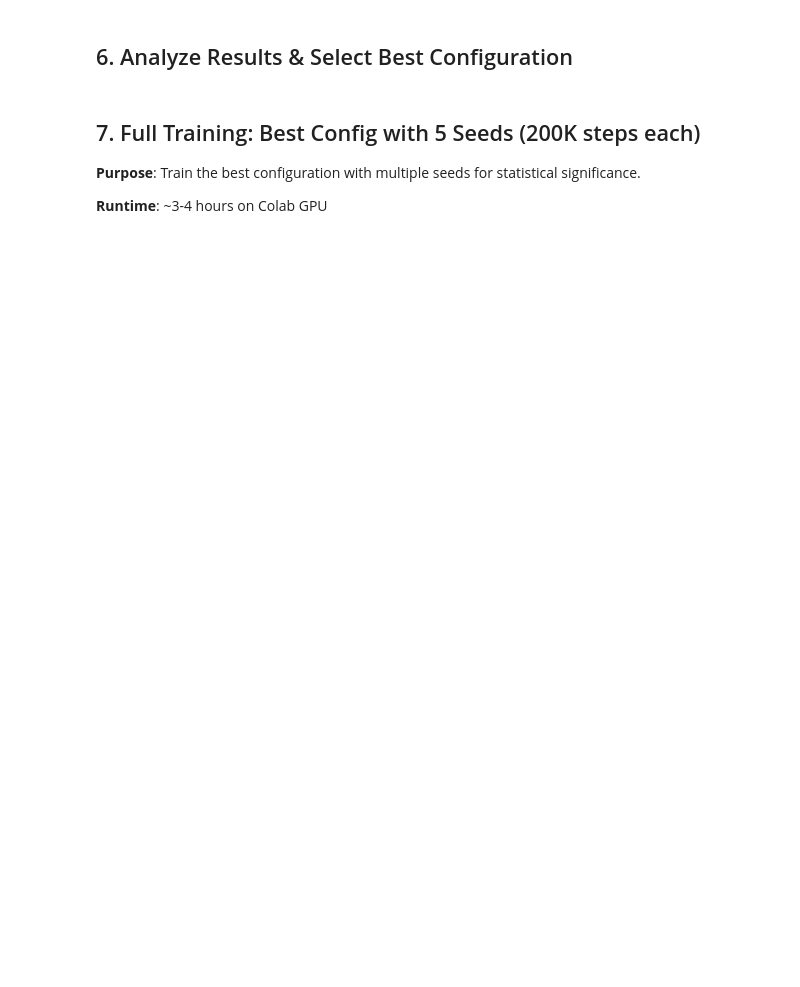
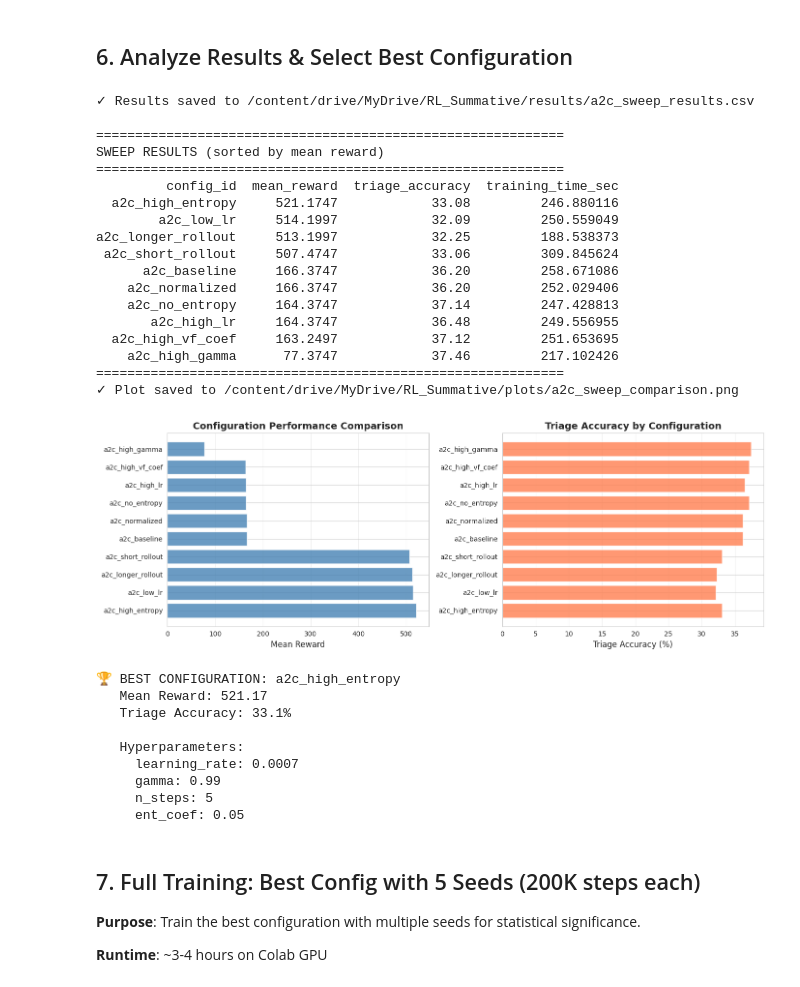
Before and after one commit to reponseashimwe/reinforcement_learning, a Jupyter notebook: notebooks/03_a2c_training.ipynb, the cells around one changed output. Saved outputs shown, nothing was run; the diff lists cells and outputs as text; code cells hidden in the pictures; blank space fills up the shorter version.

Commit message:
Initial baseline hyper parameters

```diff
--- a/notebooks/03_a2c_training.ipynb
+++ b/notebooks/03_a2c_training.ipynb
@@ -281,7 +298,7 @@ A2C_CONFIGS = {
       "ent_coef": 0.01,
       "vf_coef": 0.5,
       "max_grad_norm": 0.5,
-      "normalize_advantage": false
+      "normalize_advantage": True
     },
     {
       "id": "a2c_high_lr",
@@ -293,7 +310,7 @@ A2C_CONFIGS = {
       "ent_coef": 0.01,
       "vf_coef": 0.5,
       "max_grad_norm": 0.5,
-      "normalize_advantage": false
+      "normalize_advantage": False
     },
     {
       "id": "a2c_low_lr",
@@ -305,7 +322,7 @@ A2C_CONFIGS = {
       "ent_coef": 0.01,
       "vf_coef": 0.5,
       "max_grad_norm": 0.5,
-      "normalize_advantage": false
+      "normalize_advantage": False
     },
     {
       "id": "a2c_longer_rollout",
@@ -317,7 +334,7 @@ A2C_CONFIGS = {
       "ent_coef": 0.01,
       "vf_coef": 0.5,
       "max_grad_norm": 0.5,
-      "normalize_advantage": false
+      "normalize_advantage": False
     },
     {
       "id": "a2c_short_rollout",
@@ -329,7 +346,7 @@ A2C_CONFIGS = {
       "ent_coef": 0.01,
       "vf_coef": 0.5,
       "max_grad_norm": 0.5,
-      "normalize_advantage": false
+      "normalize_advantage": False
     },
     {
       "id": "a2c_high_entropy",
@@ -341,7 +358,7 @@ A2C_CONFIGS = {
       "ent_coef": 0.05,
       "vf_coef": 0.5,
       "max_grad_norm": 0.5,
-      "normalize_advantage": false
+      "normalize_advantage": False
     },
     {
       "id": "a2c_no_entropy",
@@ -353,7 +370,7 @@ A2C_CONFIGS = {
       "ent_coef": 0.0,
       "vf_coef": 0.5,
       "max_grad_norm": 0.5,
-      "normalize_advantage": false
+      "normalize_advantage": False
     },
     {
       "id": "a2c_high_vf_coef",
@@ -365,7 +382,7 @@ A2C_CONFIGS = {
       "ent_coef": 0.01,
       "vf_coef": 1.0,
       "max_grad_norm": 0.5,
-      "normalize_advantage": false
+      "normalize_advantage": False
     },
     {
       "id": "a2c_normalized",
@@ -377,7 +394,7 @@ A2C_CONFIGS = {
       "ent_coef": 0.01,
       "vf_coef": 0.5,
       "max_grad_norm": 0.5,
-      "normalize_advantage": true
+      "normalize_advantage": True
     },
     {
       "id": "a2c_high_gamma",
@@ -389,7 +406,7 @@ A2C_CONFIGS = {
       "ent_coef": 0.01,
       "vf_coef": 0.5,
       "max_grad_norm": 0.5,
-      "normalize_advantage": false
+      "normalize_advantage": False
     }
   ]
 }
@@ -441,22 +470,22 @@ def evaluate_agent(model, env, num_episodes=20, deterministic=True):
 
 def train_a2c_config(config, env, total_timesteps=50000, seed=42, verbose=False):
     """Train A2C with given configuration."""
+
     env.reset(seed=seed)
 
     model = A2C(
         "MlpPolicy",
         env,
+        # A2C-specific hyperparameters
         learning_rate=config["learning_rate"],
         gamma=config["gamma"],
-        buffer_size=config["buffer_size"],
-        batch_size=config["batch_size"],
-        exploration_fraction=config["exploration_fraction"],
-        exploration_initial_eps=config["exploration_initial_eps"],
-        exploration_final_eps=config["exploration_final_eps"],
-        target_update_interval=config["target_update_interval"],
-        learning_starts=config["learning_starts"],
-        train_freq=config["train_freq"],
-        gradient_steps=config["gradient_steps"],
+        n_steps=config["n_steps"],
+        gae_lambda=config["gae_lambda"],
+        ent_coef=config["ent_coef"],
+        vf_coef=config["vf_coef"],
+        max_grad_norm=config["max_grad_norm"],
+        normalize_advantage=config["normalize_advantage"],
+        # General parameters
         seed=seed,
         verbose=0
     )
@@ -533,34 +629,63 @@ print(f"✓ Project directory: {PROJECT_DIR}")
 sweep_df = pd.DataFrame(sweep_results)
 
 # Save sweep results
 sweep_csv_path = f"{PROJECT_DIR}/results/a2c_sweep_results.csv"
 save_results_to_csv(sweep_results, sweep_csv_path)
 
 # Display sorted results
 print("\n" + "="*60)
 print("SWEEP RESULTS (sorted by mean reward)")
 print("="*60)
 print(sweep_df.sort_values('mean_reward', ascending=False)[
     ['config_id', 'mean_reward', 'triage_accuracy', 'training_time_sec']
 ].to_string(index=False))
 print("="*60)
 
 # Plot comparison
 plot_config_comparison(
     sweep_df,
     save_path=f"{PROJECT_DIR}/plots/a2c_sweep_comparison.png"
 )
 
 # Identify best config
 best_config_id = sweep_df.loc[sweep_df['mean_reward'].idxmax(), 'config_id']
 best_config = next(c for c in configs if c['id'] == best_config_id)
 
 print(f"\n🏆 BEST CONFIGURATION: {best_config_id}")
 print(f"   Mean Reward: {sweep_df.loc[sweep_df['mean_reward'].idxmax(), 'mean_reward']:.2f}")
 print(f"   Triage Accuracy: {sweep_df.loc[sweep_df['mean_reward'].idxmax(), 'triage_accuracy']:.1f}%")
 print(f"\n   Hyperparameters:")
-for key in ['learning_rate', 'gamma', 'buffer_size', 'batch_size']:
+for key in ['learning_rate', 'gamma', 'n_steps', 'ent_coef']:
     print(f"     {key}: {best_config[key]}")
+# %% [output]
+✓ Results saved to /content/drive/MyDrive/RL_Summative/results/a2c_sweep_results.csv
+
+============================================================
+SWEEP RESULTS (sorted by mean reward)
+============================================================
+         config_id  mean_reward  triage_accuracy  training_time_sec
+  a2c_high_entropy     521.1747            33.08         246.880116
+        a2c_low_lr     514.1997            32.09         250.559049
+a2c_longer_rollout     513.1997            32.25         188.538373
+ a2c_short_rollout     507.4747            33.06         309.845624
+      a2c_baseline     166.3747            36.20         258.671086
+    a2c_normalized     166.3747            36.20         252.029406
+    a2c_no_entropy     164.3747            37.14         247.428813
+       a2c_high_lr     164.3747            36.48         249.556955
+  a2c_high_vf_coef     163.2497            37.12         251.653695
+    a2c_high_gamma      77.3747            37.46         217.102426
+============================================================
+✓ Plot saved to /content/drive/MyDrive/RL_Summative/plots/a2c_sweep_comparison.png
+[figure, added]
+🏆 BEST CONFIGURATION: a2c_high_entropy
+   Mean Reward: 521.17
+   Triage Accuracy: 33.1%
+
+   Hyperparameters:
+     learning_rate: 0.0007
+     gamma: 0.99
+     n_steps: 5
+     ent_coef: 0.05
 # %% [markdown]
 ## 7. Full Training: Best Config with 5 Seeds (200K steps each)
 
```
Also changed, not shown: parts of 13 cells of this notebook, 6 other files.
